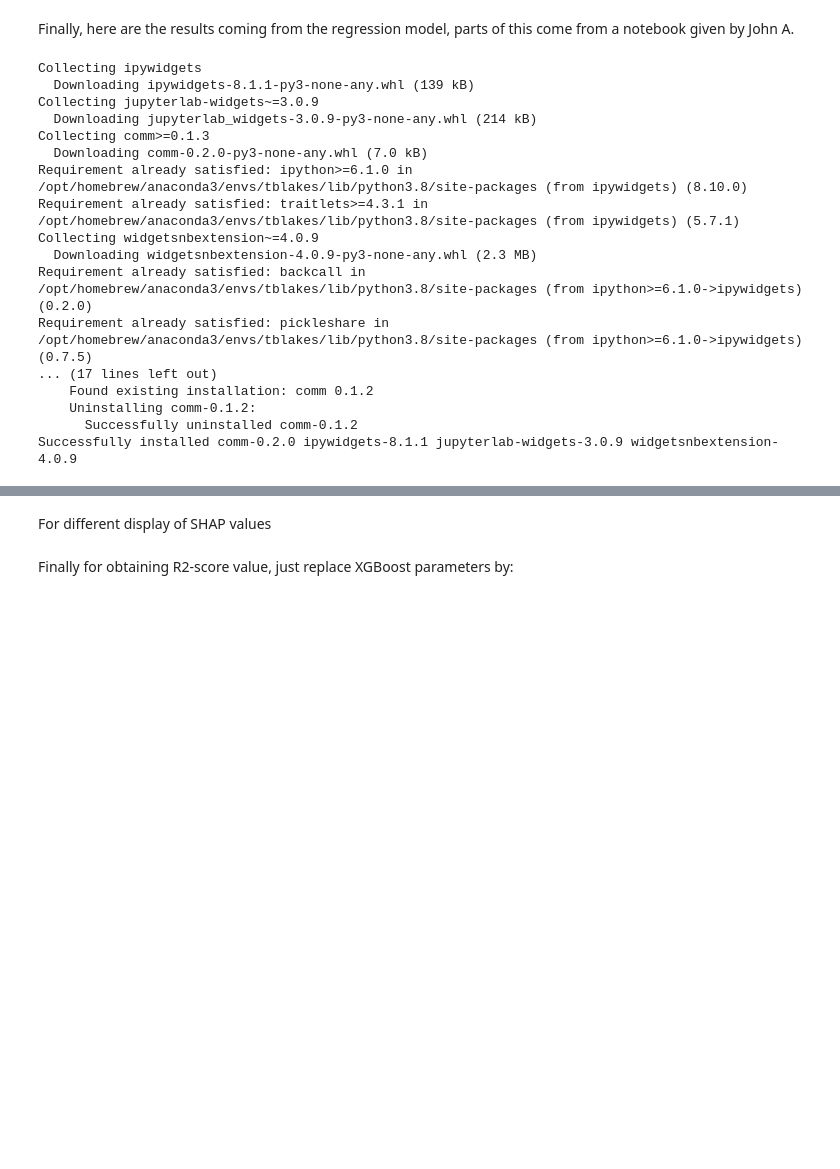
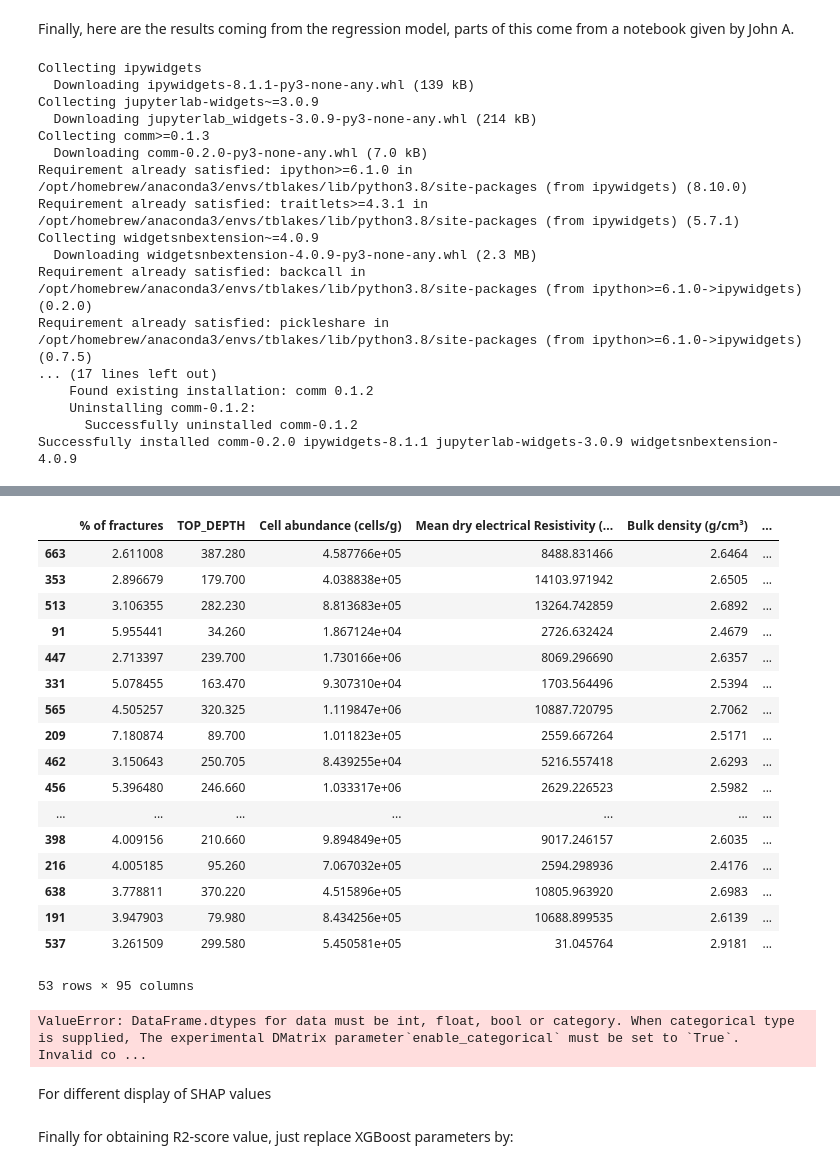
Before and after one commit to SerpRateAI/AI-pipeline-boreholes, a Jupyter notebook: Graph notebook.ipynb, the cells around one changed output, grey strips where cells are left out. Cells and saved outputs as stored; diff of their text form; code cells hidden in the pictures; blank space fills up the shorter version.

```diff
--- a/Graph notebook.ipynb
+++ b/Graph notebook.ipynb
@@ -699,12 +699,13 @@ import shap
 random_state = 42
 
 #adjust to dataset path
-data = pd.read_excel('Dataset_Final_V3.xlsx')
+# data = pd.read_excel('Dataset_Final_V3.xlsx')
+data = pd.read_excel('Datasets/Dataset_Final_V3.xlsx')
 data.head()
 
 columns_to_keep = ['% of fractures',
-                   #'TOP_DEPTH',
-                   #'ALTERATION',
+                   'TOP_DEPTH',
+                   'ALTERATION',
                    ##### physical data coming with other spreadsheets
                    'Cell abundance (cells/g)',
                    'Mean dry electrical Resistivity (ohmm)',
@@ -894,3 +897,24 @@ ax.scatter(x,y)
+# %%
+X_train
+# %% [output]
+|  | % of fractures | TOP_DEPTH | Cell abundance (cells/g) | Mean dry electrical Resistivity (... | Bulk density (g/cm³) | ... |
+| 663 | 2.611008 | 387.280 | 4.587766e+05 | 8488.831466 | 2.6464 | ... |
+| 353 | 2.896679 | 179.700 | 4.038838e+05 | 14103.971942 | 2.6505 | ... |
+| 513 | 3.106355 | 282.230 | 8.813683e+05 | 13264.742859 | 2.6892 | ... |
+| 91 | 5.955441 | 34.260 | 1.867124e+04 | 2726.632424 | 2.4679 | ... |
+| 447 | 2.713397 | 239.700 | 1.730166e+06 | 8069.296690 | 2.6357 | ... |
+| 331 | 5.078455 | 163.470 | 9.307310e+04 | 1703.564496 | 2.5394 | ... |
+| 565 | 4.505257 | 320.325 | 1.119847e+06 | 10887.720795 | 2.7062 | ... |
+| 209 | 7.180874 | 89.700 | 1.011823e+05 | 2559.667264 | 2.5171 | ... |
+| 462 | 3.150643 | 250.705 | 8.439255e+04 | 5216.557418 | 2.6293 | ... |
+| 456 | 5.396480 | 246.660 | 1.033317e+06 | 2629.226523 | 2.5982 | ... |
+| ... | ... | ... | ... | ... | ... | ... |
+| 398 | 4.009156 | 210.660 | 9.894849e+05 | 9017.246157 | 2.6035 | ... |
+| 216 | 4.005185 | 95.260 | 7.067032e+05 | 2594.298936 | 2.4176 | ... |
+| 638 | 3.778811 | 370.220 | 4.515896e+05 | 10805.963920 | 2.6983 | ... |
+| 191 | 3.947903 | 79.980 | 8.434256e+05 | 10688.899535 | 2.6139 | ... |
+| 537 | 3.261509 | 299.580 | 5.450581e+05 | 31.045764 | 2.9181 | ... |
+53 rows × 95 columns
 # %%
 # Create an XGBoost DMatrix for training and testing
 
@@ -932,6 +956,8 @@ plt.title('ROC Curve')
 plt.show()
 
 #For the plotting of ROC for different subsets as in the report graph, you have to manually add the different curve to your plot by redoing this process while supressing unwanted data (dont forget to change color). Then you can display the plot.
+# %% [output]
+ValueError: DataFrame.dtypes for data must be int, float, bool or category. When categorical type is supplied, The experimental DMatrix parameter`enable_categorical` must be set to `True`.  Invalid co ...
 # %% [markdown]
 For different display of SHAP values
 # %%
```
Also changed, not shown: parts of 3 cells of this notebook, 8 other files.
